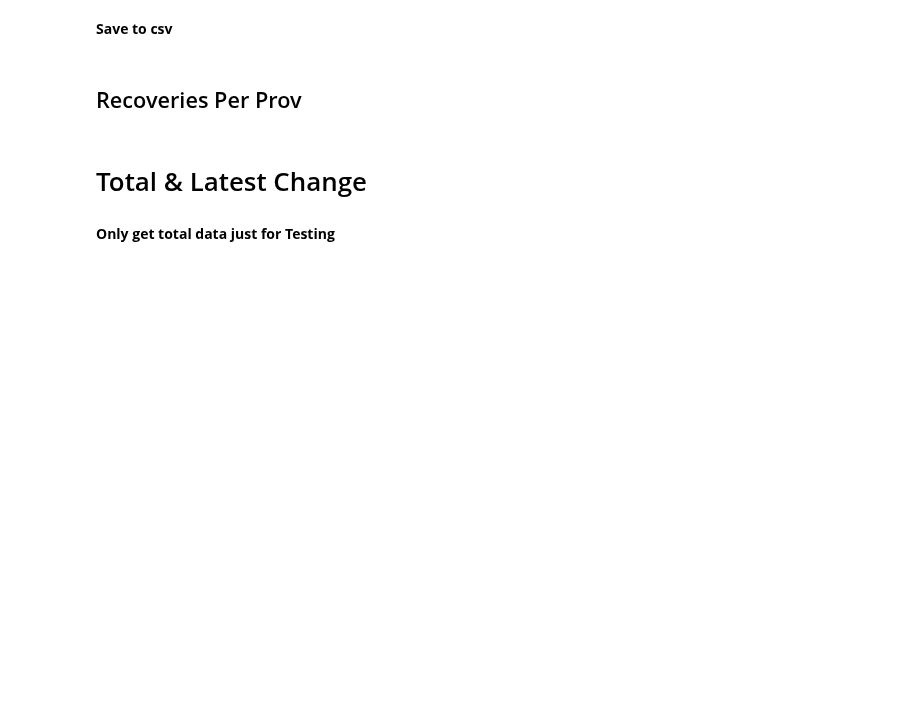
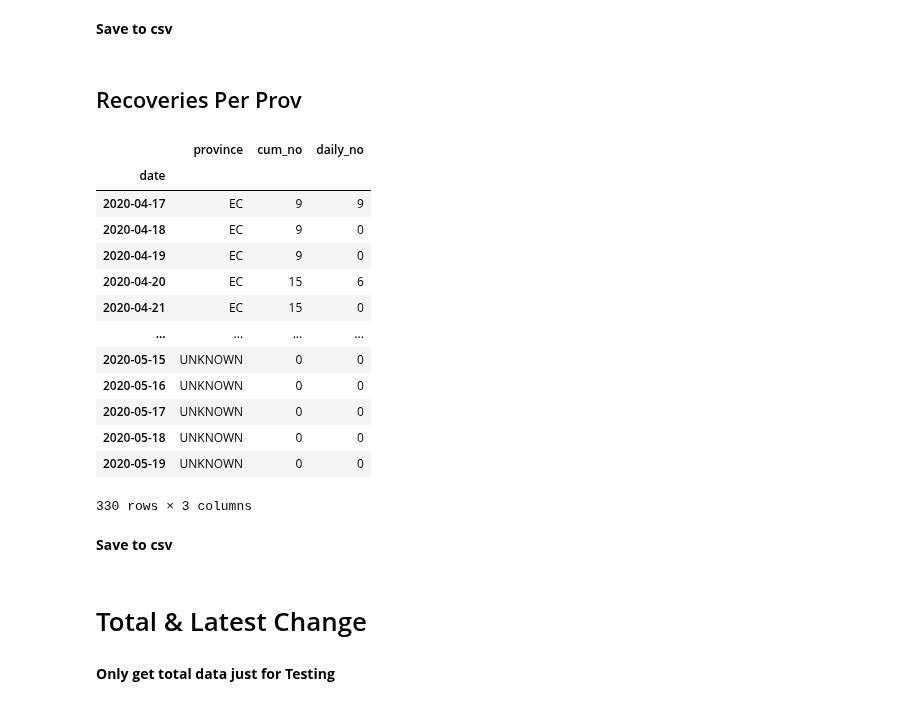
Before and after one commit to SimonRosen173/Covid19SAData, a Jupyter notebook: Data_Preprocessing_Neater.ipynb, the cells around one changed output. Saved outputs shown, nothing was run; the diff lists cells and outputs as text; code cells hidden in the pictures; blank space fills up the shorter version.

Commit message:
Data updated

```diff
--- a/Data_Preprocessing_Neater.ipynb
+++ b/Data_Preprocessing_Neater.ipynb
@@ -517,3 +501,24 @@ deaths_by_prov_timeline
 # deaths_by_prov_timeline.to_csv("data/deaths_by_prov_timeline.csv")
 # %% [markdown]
 ## Recoveries Per Prov
+# %%
+recoveries_by_prov_timeline = get_cum_daily_by_prov("https://raw.githubusercontent.com/dsfsi/covid19za/master/" +
+                      "data/covid19za_provincial_cumulative_timeline_recoveries.csv", fill_date_gaps=True)
+recoveries_by_prov_timeline
+# %% [output]
+|  | province | cum_no | daily_no |
+| date |  |  |  |
+| 2020-04-17 | EC | 9 | 9 |
+| 2020-04-18 | EC | 9 | 0 |
+| 2020-04-19 | EC | 9 | 0 |
+| 2020-04-20 | EC | 15 | 6 |
+| 2020-04-21 | EC | 15 | 0 |
+| ... | ... | ... | ... |
+| 2020-05-15 | UNKNOWN | 0 | 0 |
+| 2020-05-16 | UNKNOWN | 0 | 0 |
+| 2020-05-17 | UNKNOWN | 0 | 0 |
+| 2020-05-18 | UNKNOWN | 0 | 0 |
+| 2020-05-19 | UNKNOWN | 0 | 0 |
+330 rows × 3 columns
+# %% [markdown]
+**Save to csv**
```
Also changed, not shown: parts of 32 cells of this notebook, 37 other files.
